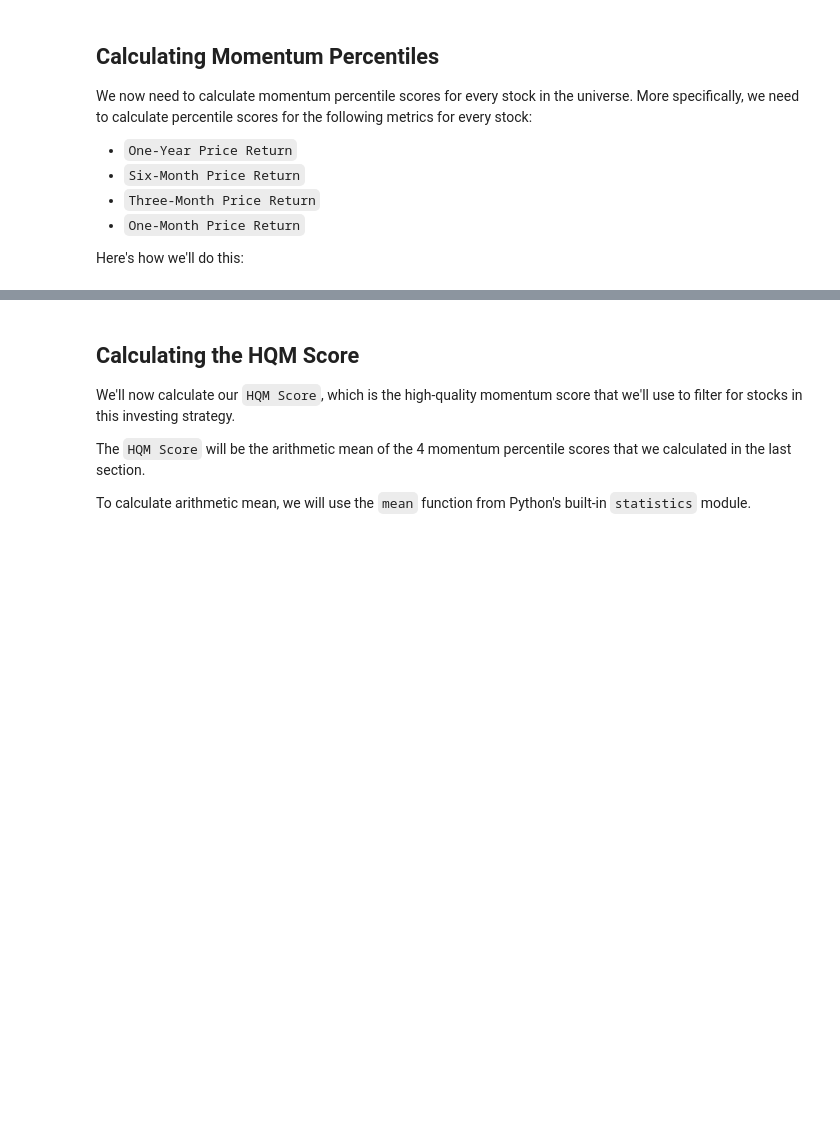
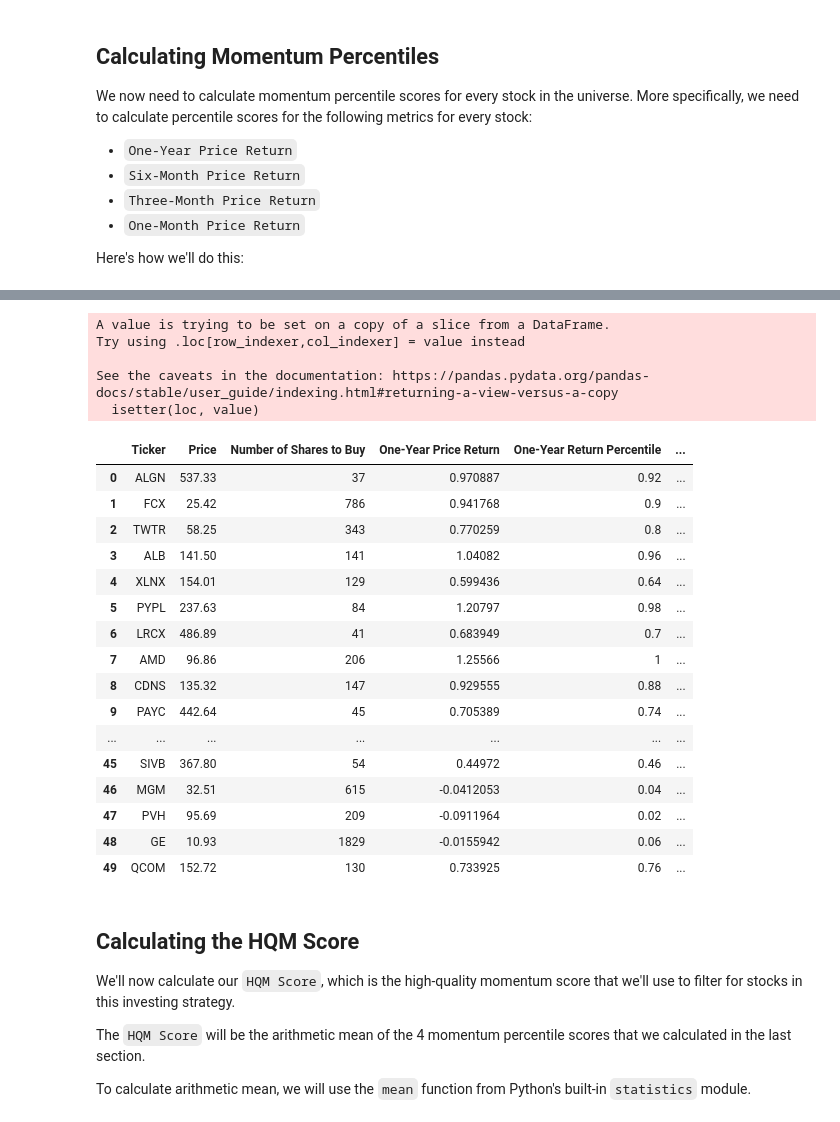
Before and after one commit to nickmccullum/algorithmic-trading-python, a Jupyter notebook: starter_files/002_quantitative_momentum_strategy.ipynb, the cells around one changed output, grey strips where cells are left out. Cells and saved outputs as stored; diff of their text form; code cells hidden in the pictures; blank space fills up the shorter version.

```diff
--- a/starter_files/002_quantitative_momentum_strategy.ipynb
+++ b/starter_files/002_quantitative_momentum_strategy.ipynb
@@ -13,3 +22,7 @@ The first thing we need to do is import the open-source software libraries that
 ## Importing Our List of Stocks
 
 As before, we'll need to import our list of stocks and our API token before proceeding. Make sure the `.csv` file is still in your working directory and import it with the following command:
+# %%
+stocks = pd.read_csv("sp_500_stocks.csv")
+display(stocks.head())
+print(stocks.shape)
@@ -87,3 +341,22 @@ We now need to calculate momentum percentile scores for every stock in the unive
 * `One-Month Price Return`
 
 Here's how we'll do this:
+# %%
+time_periods = [
+    'One-Year',
+    'Six-Month',
+    'Three-Month',
+    'One-Month'
+]
+time_periods
+
+for row in hqm_dataframe.index:
+    for time_period in time_periods:
+
+        change_col = f'{time_period} Price Return'
+        percentile_col = f'{time_period} Return Percentile'
+        hqm_dataframe.loc[row,percentile_col] = 0
+        if hqm_dataframe.loc[row, change_col] == None:
+            hqm_dataframe.loc[row, change_col] = 0.0
+
+hqm_dataframe
@@ -90,3 +377,38 @@ Here's how we'll do this:
+# %%
+#hqm_dataframe.fillna(0, inplace=True)
+
+for row in hqm_dataframe.index:
+    for time_period in time_periods:
+        change_col = f'{time_period} Price Return'
+        percentile_col = f'{time_period} Return Percentile'
+        hqm_dataframe.loc[row,percentile_col] = 0
+        hqm_dataframe.loc[row, percentile_col] = score(hqm_dataframe[change_col],hqm_dataframe.loc[row, change_col])/100
+
+
+hqm_dataframe
+# %% [output]
+A value is trying to be set on a copy of a slice from a DataFrame.
+Try using .loc[row_indexer,col_indexer] = value instead
+
+See the caveats in the documentation: https://pandas.pydata.org/pandas-docs/stable/user_guide/indexing.html#returning-a-view-versus-a-copy
+  isetter(loc, value)
+|  | Ticker | Price | Number of Shares to Buy | One-Year Price Return | One-Year Return Percentile | ... |
+| 0 | ALGN | 537.33 | 37 | 0.970887 | 0.92 | ... |
+| 1 | FCX | 25.42 | 786 | 0.941768 | 0.9 | ... |
+| 2 | TWTR | 58.25 | 343 | 0.770259 | 0.8 | ... |
+| 3 | ALB | 141.50 | 141 | 1.04082 | 0.96 | ... |
+| 4 | XLNX | 154.01 | 129 | 0.599436 | 0.64 | ... |
+| 5 | PYPL | 237.63 | 84 | 1.20797 | 0.98 | ... |
+| 6 | LRCX | 486.89 | 41 | 0.683949 | 0.7 | ... |
+| 7 | AMD | 96.86 | 206 | 1.25566 | 1 | ... |
+| 8 | CDNS | 135.32 | 147 | 0.929555 | 0.88 | ... |
+| 9 | PAYC | 442.64 | 45 | 0.705389 | 0.74 | ... |
+| ... | ... | ... | ... | ... | ... | ... |
+| 45 | SIVB | 367.80 | 54 | 0.44972 | 0.46 | ... |
+| 46 | MGM | 32.51 | 615 | -0.0412053 | 0.04 | ... |
+| 47 | PVH | 95.69 | 209 | -0.0911964 | 0.02 | ... |
+| 48 | GE | 10.93 | 1829 | -0.0155942 | 0.06 | ... |
+| 49 | QCOM | 152.72 | 130 | 0.733925 | 0.76 | ... |
 # %% [markdown]
 ## Calculating the HQM Score
 
```
Also changed, not shown: parts of 21 cells of this notebook, 2 other files.
